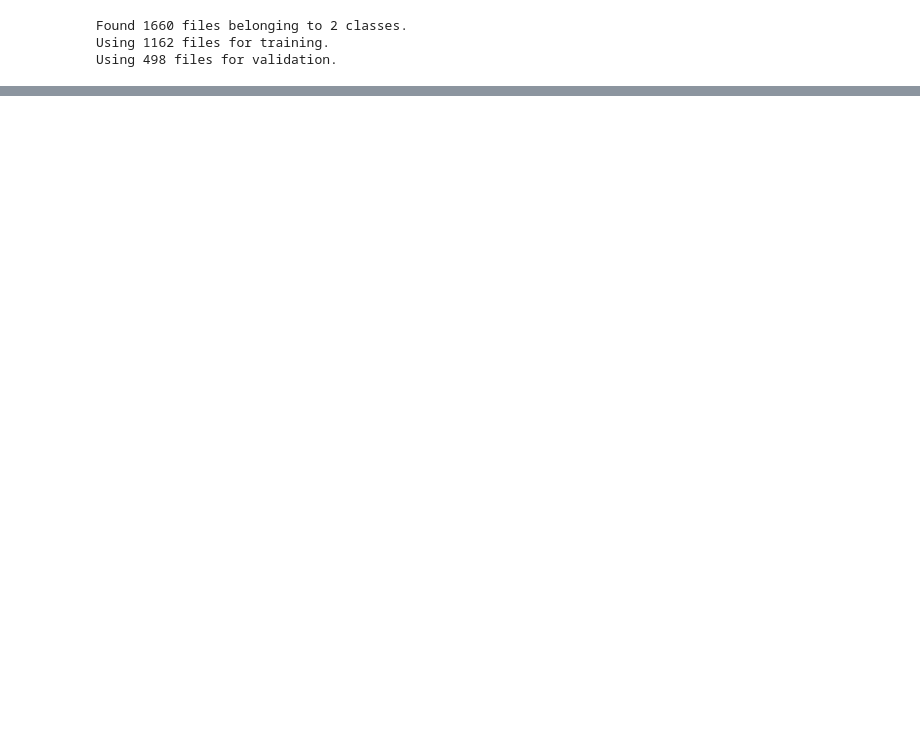
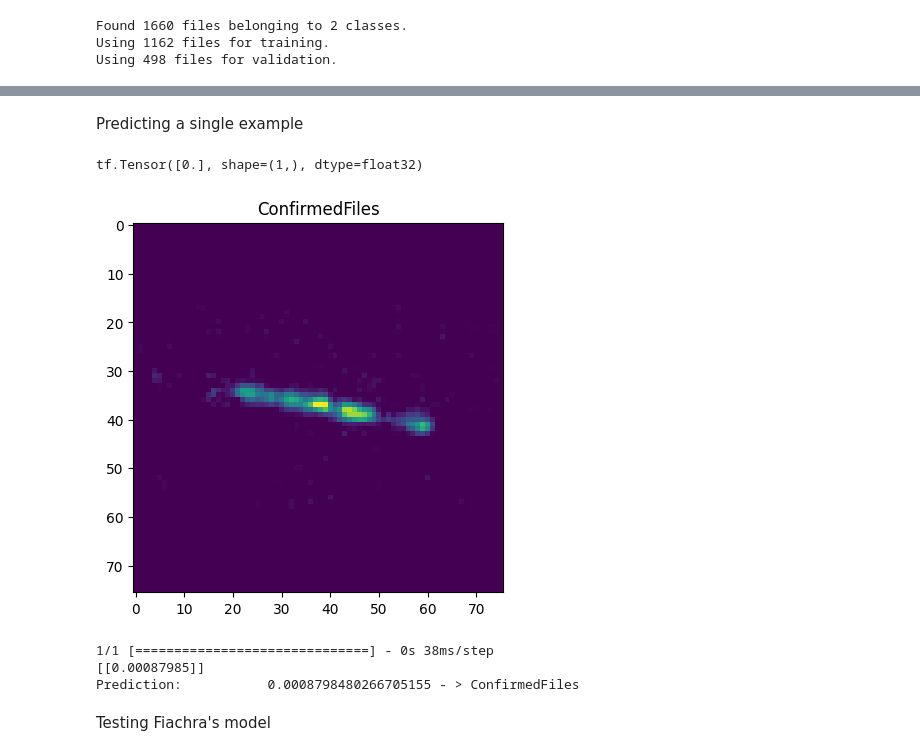
Before and after one commit to 9helix/GMNmeteorNet, a Jupyter notebook: data augmentation.ipynb, the cells around one changed output, grey strips where cells are left out. Cells and saved outputs as stored; diff of their text form; code cells hidden in the pictures; blank space fills up the shorter version.

```diff
--- a/data augmentation.ipynb
+++ b/data augmentation.ipynb
@@ -199,2 +228,24 @@ Trainable params: 29,041
 Non-trainable params: 0
 _________________________________________________________________
+# %%
+class F1Score(tf.keras.metrics.Metric):
+    def __init__(self, name="f1_score", **kwargs):
+        super().__init__(name=name, **kwargs)
+        self.precision = tf.keras.metrics.Precision()
+        self.recall = tf.keras.metrics.Recall()
+
+    def update_state(self, y_true, y_pred, sample_weight=None):
+        self.precision.update_state(y_true, y_pred, sample_weight)
+        self.recall.update_state(y_true, y_pred, sample_weight)
+
+    def result(self):
+        precision = self.precision.result()
+        recall = self.recall.result()
+        return 2 * (
+            (precision * recall) / (precision +
+                                    recall + tf.keras.backend.epsilon())
+        )
+
+    def reset_state(self):
+        self.precision.reset_states()
+        self.recall.reset_states()
@@ -230,0 +329,24 @@ Epoch 10/10
+# %% [markdown]
+Predicting a single example
+# %%
+x = val_ds.shuffle(1000).take(1)
+for img, lab in x:
+    print(lab[0])
+    plt.figure()
+    plt.imshow(img[0].numpy().astype("float32"))
+    plt.title(f'{class_names[int(lab[0])]}')
+    plt.show()
+    img = img[0][np.newaxis, ...]
+    prediction = model.predict(img)
+    print(prediction)
+    print(f'Prediction: \
+          {prediction[0][0]} - > {class_names[int(np.round(prediction[0][0]))]}')
+    break
+# %% [output]
+tf.Tensor([0.], shape=(1,), dtype=float32)
+[figure, added]
+1/1 [==============================] - 0s 38ms/step
+[[0.00087985]]
+Prediction:           0.0008798480266705155 - > ConfirmedFiles
+# %% [markdown]
+Testing Fiachra's model
```
Also changed, not shown: parts of 21 cells of this notebook, 4 other files.
